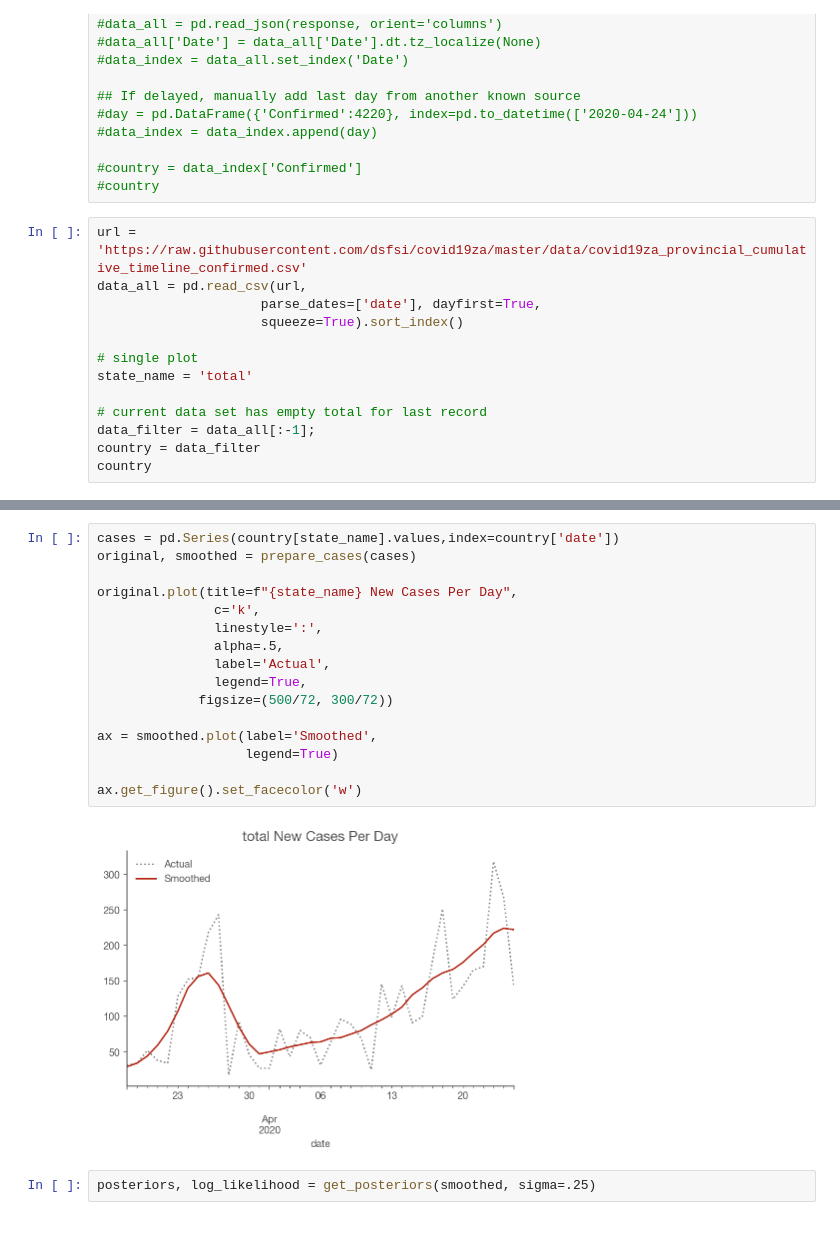
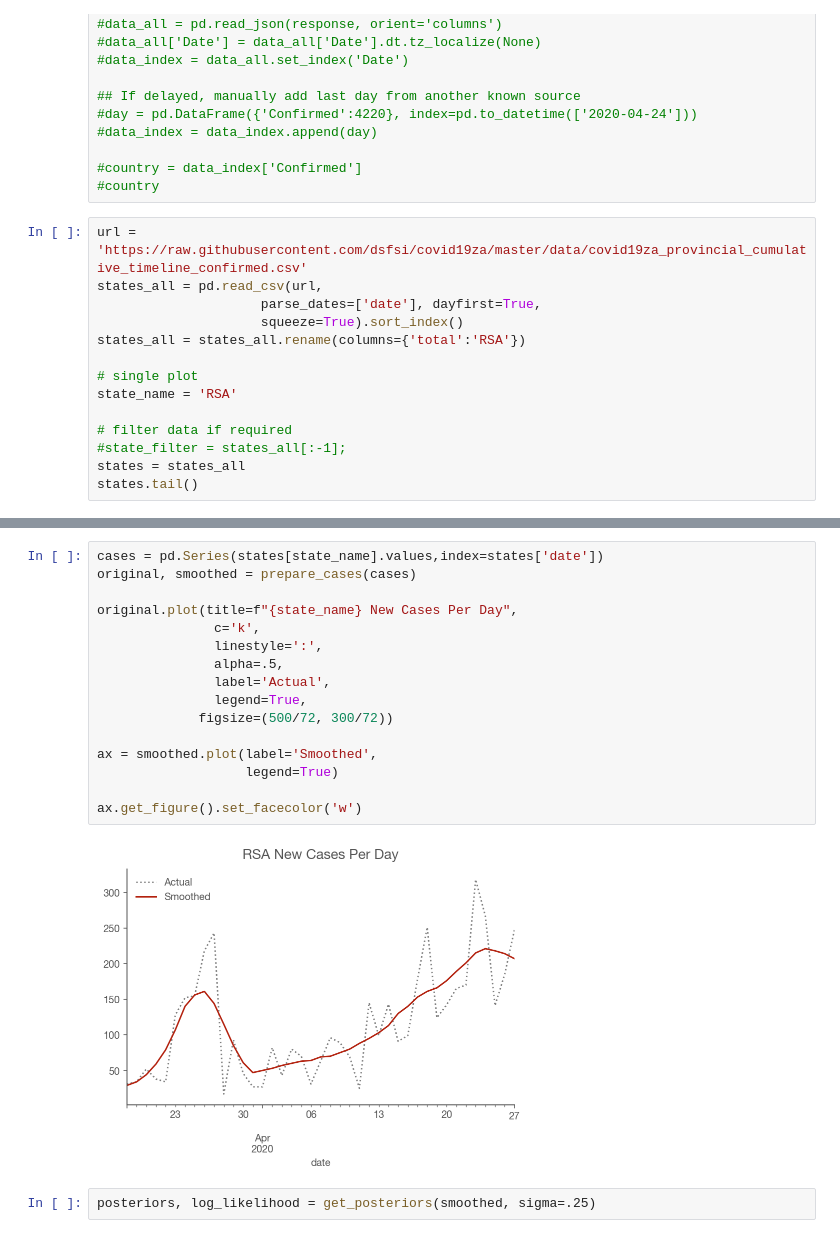
Before and after one commit to heerden/covid-19, a Jupyter notebook: Realtime_R0_World.ipynb, the cells around one changed output, grey strips where cells are left out. Saved outputs shown, nothing was run; the diff lists cells and outputs as text.

Commit message:
Fix state or province subplots

```diff
--- a/Realtime_R0_World.ipynb
+++ b/Realtime_R0_World.ipynb
@@ -39,16 +43,17 @@ import pandas as pd
 #country
 # %%
 url = 'https://raw.githubusercontent.com/dsfsi/covid19za/master/data/covid19za_provincial_cumulative_timeline_confirmed.csv'
-data_all = pd.read_csv(url,
+states_all = pd.read_csv(url,
                      parse_dates=['date'], dayfirst=True,
                      squeeze=True).sort_index()
+states_all = states_all.rename(columns={'total':'RSA'})
 
 # single plot
-state_name = 'total'
+state_name = 'RSA'
 
-# current data set has empty total for last record
-data_filter = data_all[:-1];
-country = data_filter
-country
+# filter data if required
+#state_filter = states_all[:-1];
+states = states_all
+states.tail()
 # %% [output]
 |  | date | YYYYMMDD | EC | FS | GP | KZN | LP | MP | NC | NW | WC | ... |
@@ -71,21 +65,21 @@ country
 # %%
-cases = pd.Series(country[state_name].values,index=country['date'])
+cases = pd.Series(states[state_name].values,index=states['date'])
 original, smoothed = prepare_cases(cases)
 
 original.plot(title=f"{state_name} New Cases Per Day",
                c='k',
                linestyle=':',
                alpha=.5,
                label='Actual',
                legend=True,
              figsize=(500/72, 300/72))
 
 ax = smoothed.plot(label='Smoothed',
                    legend=True)
 
 ax.get_figure().set_facecolor('w')
 # %% [output]
-[figure, old version]
+[figure, new version]
 # %%
 posteriors, log_likelihood = get_posteriors(smoothed, sigma=.25)
 # %%
```
Also changed, not shown: parts of 10 cells of this notebook.
